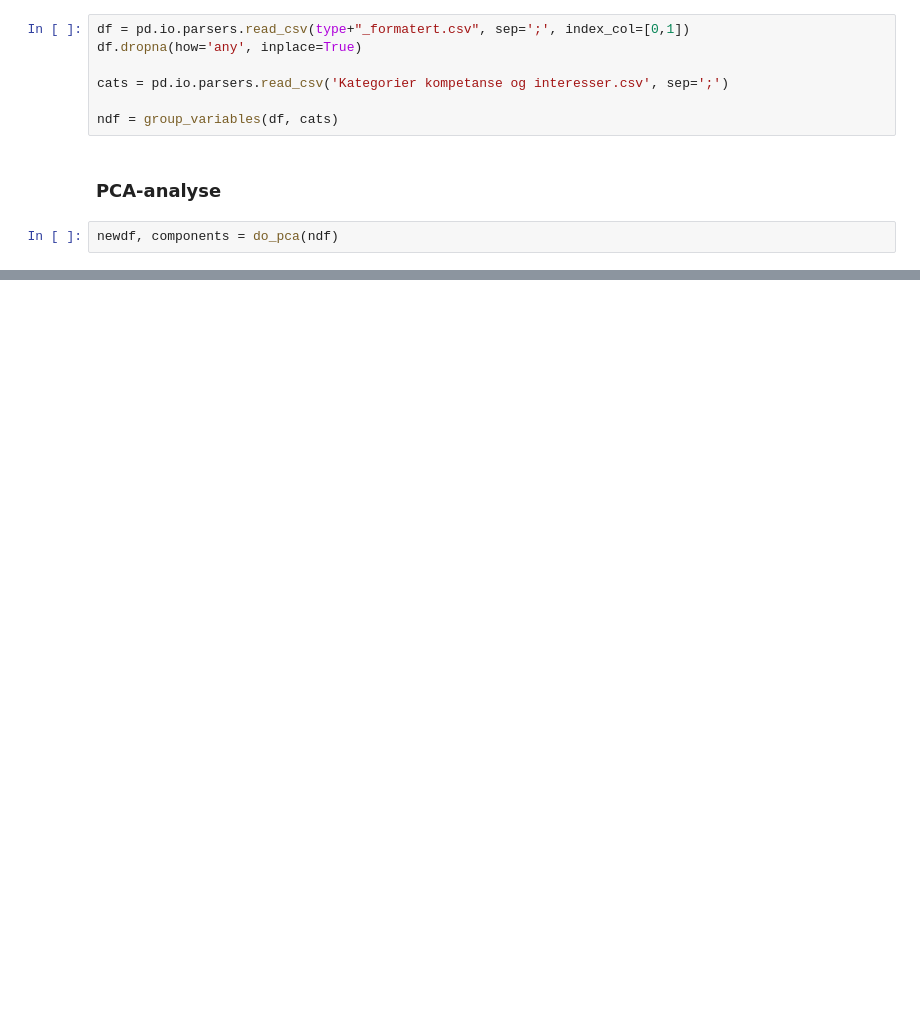
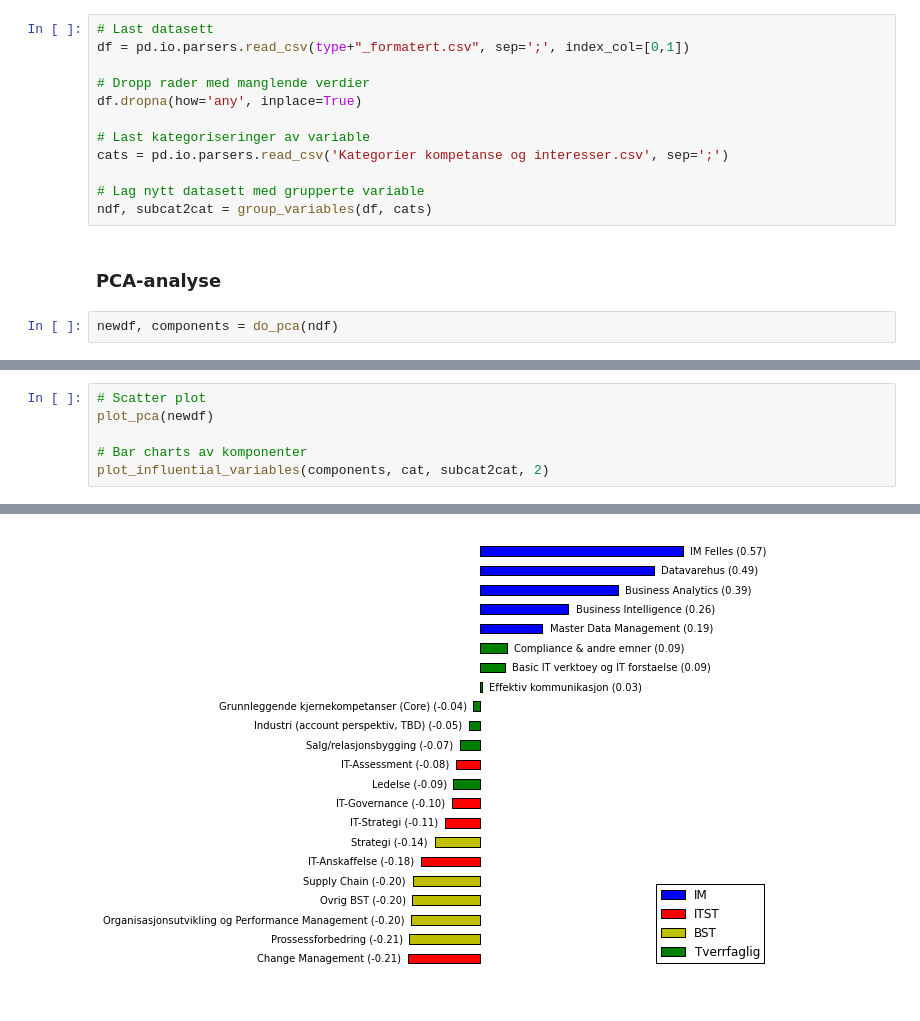
Before and after one commit to krivars/Kompetansematrise, a Jupyter notebook: Kompetansematrise_kategoriseringer.ipynb, the cells around one changed output, grey strips where cells are left out. Cells and saved outputs as stored; diff of their text form; blank space fills up the shorter version.

Commit message:
La til kategorisering av variable

```diff
--- a/Kompetansematrise_kategoriseringer.ipynb
+++ b/Kompetansematrise_kategoriseringer.ipynb
@@ -121,12 +147,17 @@ def plot_component_kristine(components, ind):
 # %% [markdown]
 ### Datasett
 # %%
+# Last datasett
 df = pd.io.parsers.read_csv(type+"_formatert.csv", sep=';', index_col=[0,1])
+
+# Dropp rader med manglende verdier
 df.dropna(how='any', inplace=True)
 
+# Last kategoriseringer av variable
 cats = pd.io.parsers.read_csv('Kategorier kompetanse og interesser.csv', sep=';')
 
-ndf = group_variables(df, cats)
+# Lag nytt datasett med grupperte variable
+ndf, subcat2cat = group_variables(df, cats)
 # %% [markdown]
 ### PCA-analyse
 # %%
@@ -301,0 +165,7 @@ plt.show()
+# %%
+# Scatter plot
+plot_pca(newdf)
+
+# Bar charts av komponenter
+plot_influential_variables(components, cat, subcat2cat, 2)
+# %% [output]
@@ -301,0 +173 @@ plt.show()
+[figure, added]
```
Also changed, not shown: parts of 9 cells of this notebook.
